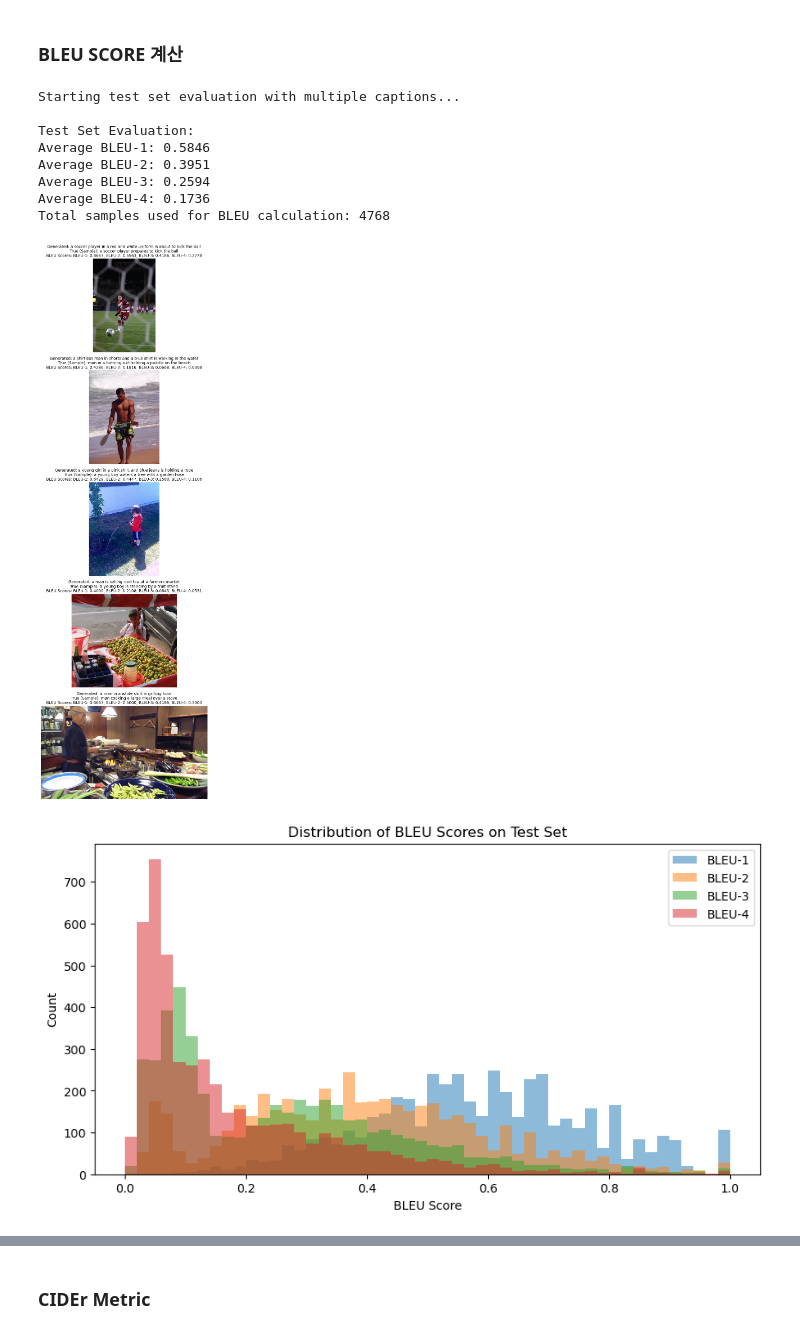
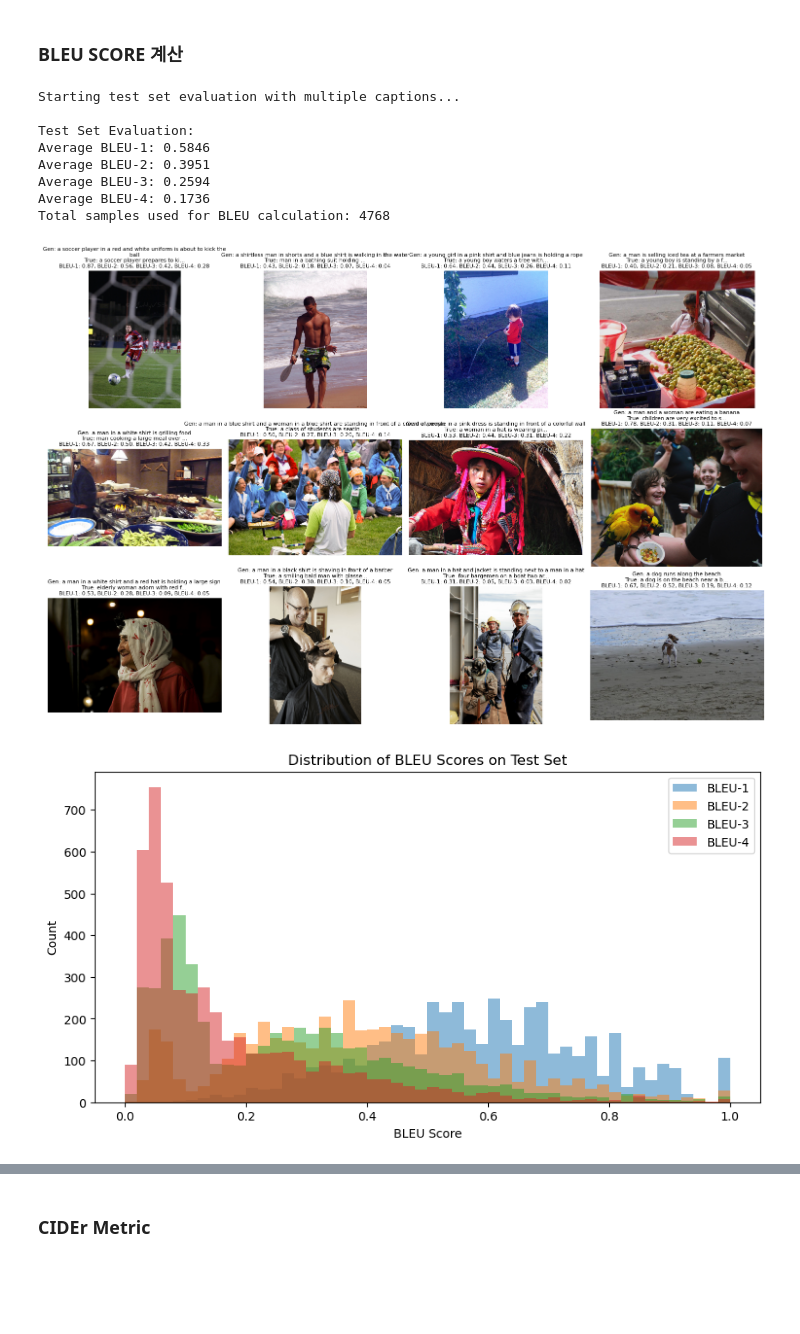
Before and after one commit to 220v-K/DL_Study, a Jupyter notebook: ImageCaptioning/flickr30k_imageCaptioning_2nd.ipynb, the cells around one changed output, grey strips where cells are left out. Cells and saved outputs as stored; diff of their text form; code cells hidden in the pictures; blank space fills up the shorter version.

Commit message:
imagecaptioning 2nd update

```diff
--- a/ImageCaptioning/flickr30k_imageCaptioning_2nd.ipynb
+++ b/ImageCaptioning/flickr30k_imageCaptioning_2nd.ipynb
@@ -852,7 +836,7 @@ def load_captions(csv_path):
     return captions_dict
 
 # 평가 및 시각화 함수
-def evaluate_and_visualize_with_multiple_captions(model, test_loader, word_index, device, image_dir, captions_dict, num_display=5):
+def evaluate_and_visualize_with_multiple_captions(model, test_loader, word_index, device, image_dir, captions_dict, num_display=12):
     model.eval()
     index_to_word = {idx: word for word, idx in word_index.items()}
     all_bleu_scores = {'BLEU-1': [], 'BLEU-2': [], 'BLEU-3': [], 'BLEU-4': []}
@@ -889,12 +873,6 @@ def evaluate_and_visualize_with_multiple_captions(model, test_loader, word_index
                 references = [cap.lower().split() for cap in captions_dict.get(image_name, [])]
                 candidate = generated_caption.lower().split()
 
-                # BLEU 점수 계산 (다중 참조 캡션)
-                # print(f"\nEvaluating image: {image_name}")
-                # print(f"Generated Caption: {generated_caption}")
-                # print(f"References: {references}")
-                # print(f"Candidate: {candidate}")
-
                 # Calculate BLEU scores
                 bleu_scores = {}
                 for ngram_label, weights in weights_list.items():
@@ -926,15 +904,21 @@ def evaluate_and_visualize_with_multiple_captions(model, test_loader, word_index
     print(f"Total samples used for BLEU calculation: {total_bleu_samples}")
 
     # 결과 시각화 (num_display 개수만큼의 예시만 시각화)
-    fig = plt.figure(figsize=(15, 4*num_display))
+    rows, cols = 3, 4  # 3줄, 한 줄에 4개
+    fig, axes = plt.subplots(rows, cols, figsize=(15, 10))
+    axes = axes.flatten()
+
     for idx, example in enumerate(test_examples):
-        ax = fig.add_subplot(num_display, 1, idx+1)
+        ax = axes[idx]
         img = Image.open(example['image_path'])
         ax.imshow(img)
         ax.axis('off')
-        bleu_scores_str = ', '.join([f"{k}: {v:.4f}" for k, v in example['bleu_scores'].items()])
-        plt.title(f"Generated: {example['generated']}\nTrue (Sample): {example['true']}\nBLEU Scores: {bleu_scores_str}",
-                  fontsize=10, wrap=True)
+        bleu_scores_str = ', '.join([f"{k}: {v:.2f}" for k, v in example['bleu_scores'].items()])
+        ax.set_title(f"Gen: {example['generated']}\nTrue: {example['true'][:30]}...\n{bleu_scores_str}",
+                     fontsize=8, wrap=True)
+
+    for idx in range(len(test_examples), len(axes)):
+        axes[idx].axis('off')  # 나머지 빈 칸 비활성화
 
     plt.tight_layout()
     plt.show()
@@ -961,32 +945,32 @@ print("Starting test set evaluation with multiple captions...")
 avg_bleu_scores, bleu_scores = evaluate_and_visualize_with_multiple_captions(
     model, test_loader, word_index, device, image_dir, captions_dict
 )
 
 # 디버깅 추가
 print("Loaded captions dictionary sample:")
 for key, value in list(captions_dict.items())[:5]:
     print(f"{key}: {value}")
 
 print("Sorted image files sample:")
 image_files = sorted([f for f in os.listdir(image_dir) if f.endswith('.jpg')])
 print(image_files[:5])
 
 # 첫 이미지 매핑 테스트
 test_image = image_files[0]
 print(f"Test image: {test_image}")
 print(f"Captions for {test_image}: {captions_dict.get(test_image)}")
 
 # 총 샘플 수 확인
 total_bleu_samples = len(bleu_scores['BLEU-1'])
 print(f"Total samples used for BLEU calculation: {total_bleu_samples}")
 # %% [output]
 Starting test set evaluation with multiple captions...
 
 Test Set Evaluation:
 Average BLEU-1: 0.5846
 Average BLEU-2: 0.3951
 Average BLEU-3: 0.2594
 Average BLEU-4: 0.1736
 Total samples used for BLEU calculation: 4768
-[figure, old version]
+[figure, new version]
 [figure]
```
Also changed, not shown: parts of 7 cells of this notebook.
